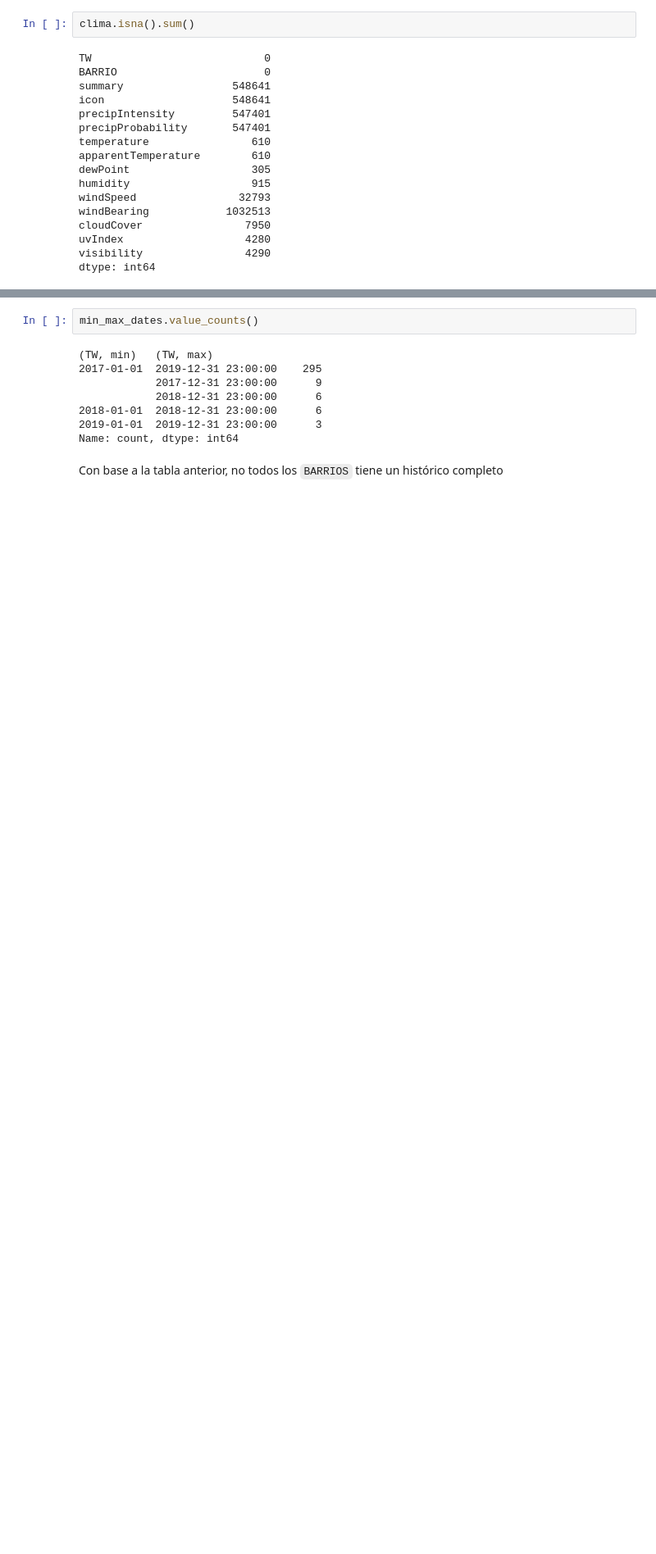
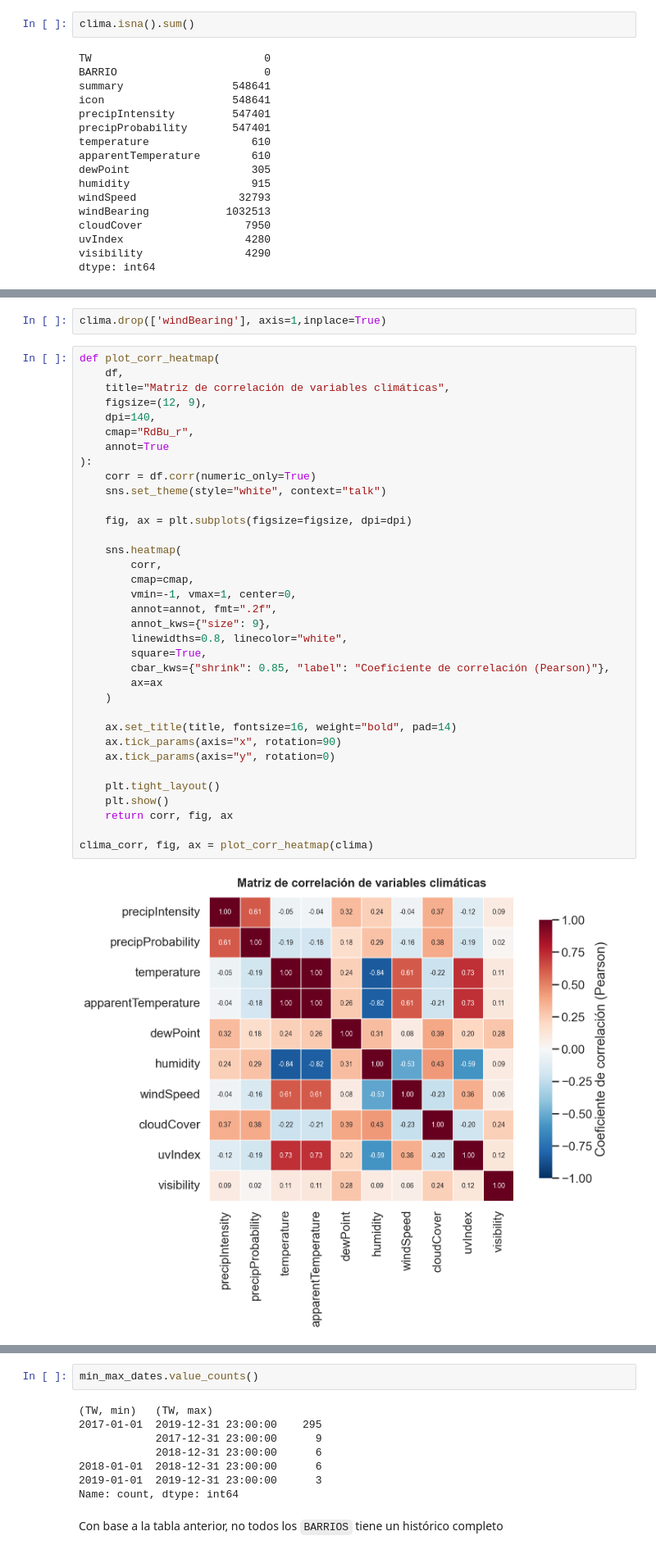
Before and after one commit to juanjo2684/Aprendizaje_Automatico_Taller_20261, a Jupyter notebook: TallerAccidentes.ipynb, the cells around one changed output, grey strips where cells are left out. Shown at 82% size. Cells and saved outputs as stored; diff of their text form; blank space fills up the shorter version.

```diff
--- a/TallerAccidentes.ipynb
+++ b/TallerAccidentes.ipynb
@@ -287,0 +294,39 @@ Se sabe que algunas columnas del dataframe `clima`, tiene nulos.
+# %%
+clima.drop(['windBearing'], axis=1,inplace=True)
+# %%
+def plot_corr_heatmap(
+    df,
+    title="Matriz de correlación de variables climáticas",
+    figsize=(12, 9),
+    dpi=140,
+    cmap="RdBu_r",
+    annot=True
+):
+    corr = df.corr(numeric_only=True)
+    sns.set_theme(style="white", context="talk")
+
+    fig, ax = plt.subplots(figsize=figsize, dpi=dpi)
+
+    sns.heatmap(
+        corr,
+        cmap=cmap,
+        vmin=-1, vmax=1, center=0,
+        annot=annot, fmt=".2f",
+        annot_kws={"size": 9},
+        linewidths=0.8, linecolor="white",
+        square=True,
+        cbar_kws={"shrink": 0.85, "label": "Coeficiente de correlación (Pearson)"},
+        ax=ax
+    )
+
+    ax.set_title(title, fontsize=16, weight="bold", pad=14)
+    ax.tick_params(axis="x", rotation=90)
+    ax.tick_params(axis="y", rotation=0)
+
+    plt.tight_layout()
+    plt.show()
+    return corr, fig, ax
+
+clima_corr, fig, ax = plot_corr_heatmap(clima)
+# %% [output]
+[figure, added]
```
Also changed, not shown: parts of 106 cells of this notebook.
